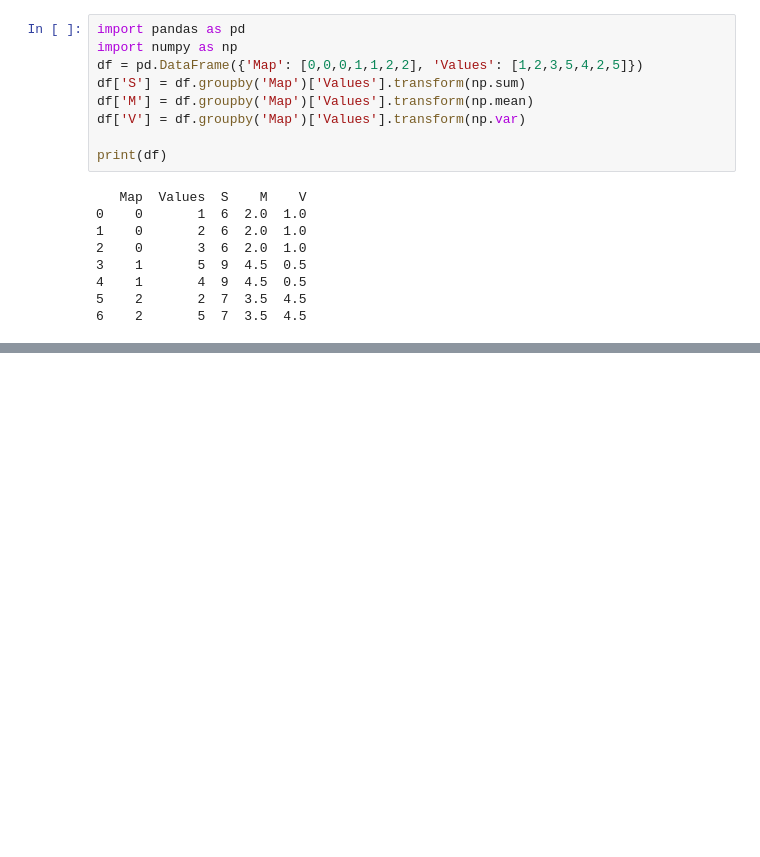
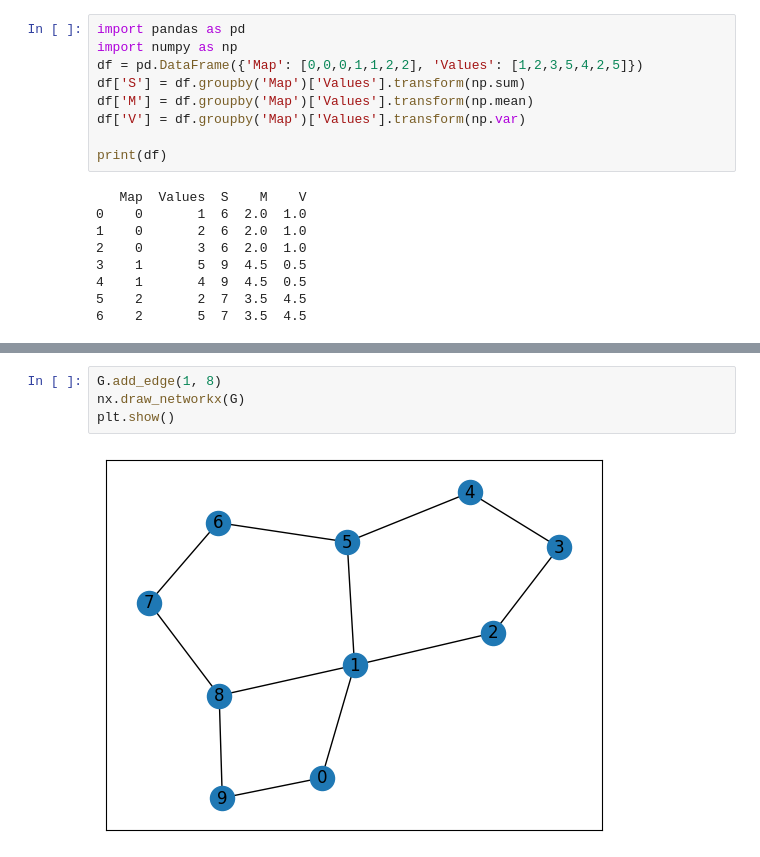
Before and after one commit to shivangpatel/gecm_pds_2022, a Jupyter notebook: Unit3.ipynb, the cells around one changed output, grey strips where cells are left out. Cells and saved outputs as stored; diff of their text form; blank space fills up the shorter version.

```diff
--- a/Unit3.ipynb
+++ b/Unit3.ipynb
@@ -1098,0 +1421,6 @@ print(df)
+# %%
+G.add_edge(1, 8)
+nx.draw_networkx(G)
+plt.show()
+# %% [output]
+[figure, added]
```
Also changed, not shown: parts of 62 cells of this notebook, 1 other file.
